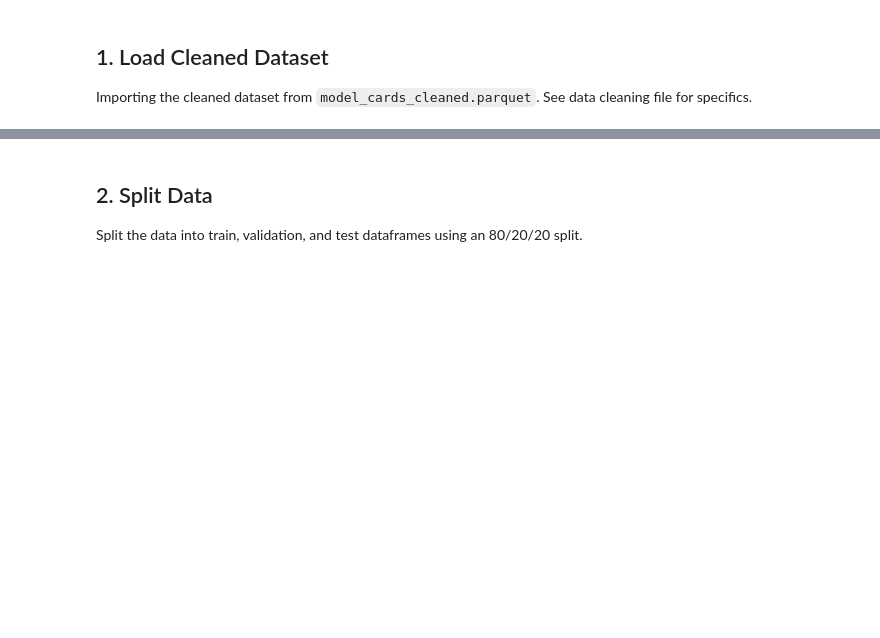
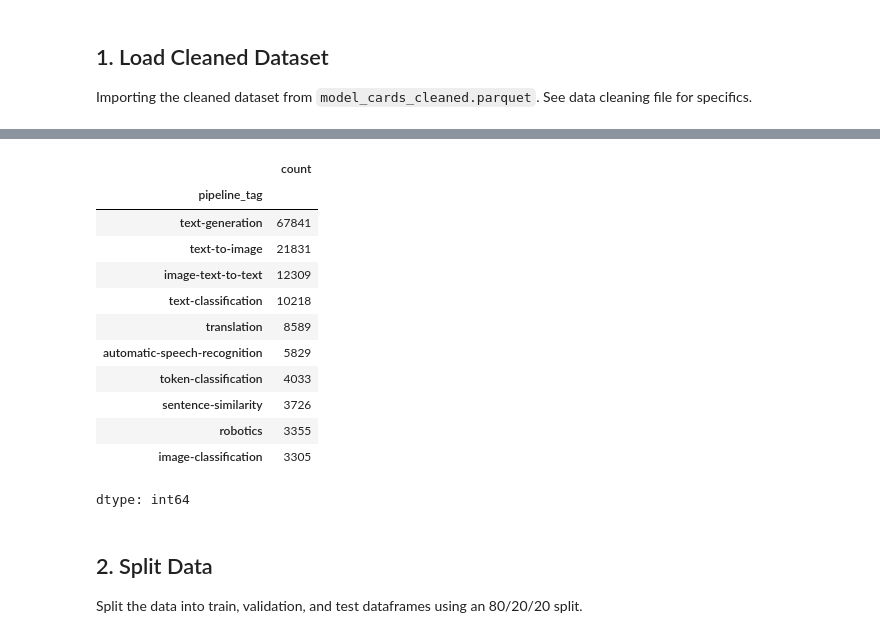
Before and after one commit to nkbal101/HF_Pipeline_Tag, a Jupyter notebook: NB_baseline.ipynb, the cells around one changed output, grey strips where cells are left out. Saved outputs shown, nothing was run; the diff lists cells and outputs as text; code cells hidden in the pictures; blank space fills up the shorter version.

```diff
--- a/NB_baseline.ipynb
+++ b/NB_baseline.ipynb
@@ -73,3 +84,19 @@ df.head()
+# %%
+df.value_counts("pipeline_tag")
+# %% [output]
+|  | count |
+| pipeline_tag |  |
+| text-generation | 67841 |
+| text-to-image | 21831 |
+| image-text-to-text | 12309 |
+| text-classification | 10218 |
+| translation | 8589 |
+| automatic-speech-recognition | 5829 |
+| token-classification | 4033 |
+| sentence-similarity | 3726 |
+| robotics | 3355 |
+| image-classification | 3305 |
+dtype: int64
 # %% [markdown]
 ## 2. Split Data
 
```
Also changed, not shown: parts of 15 cells of this notebook.
